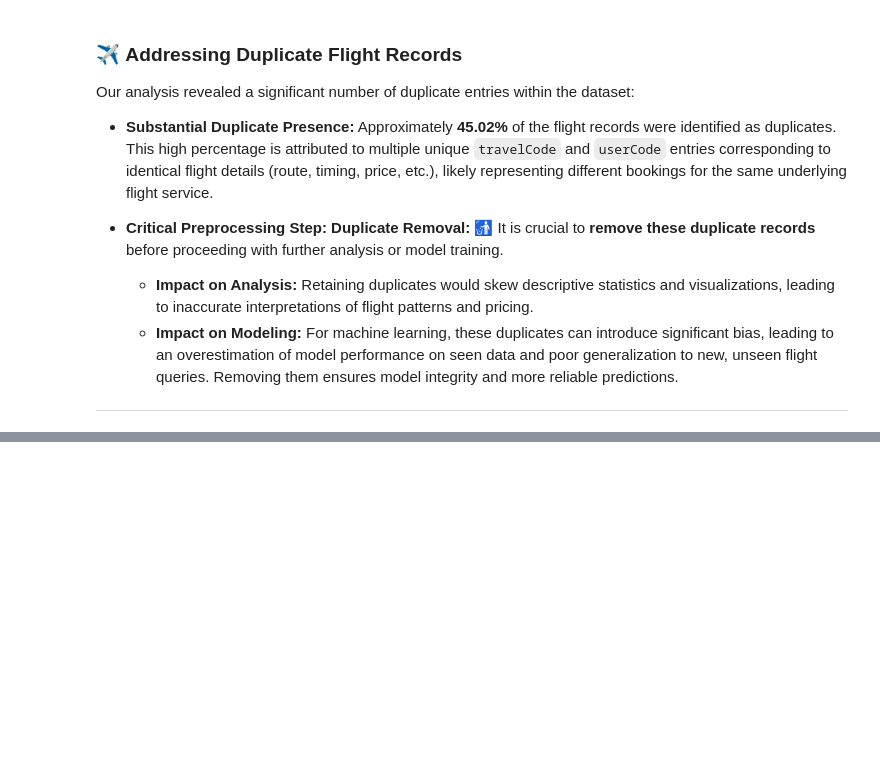
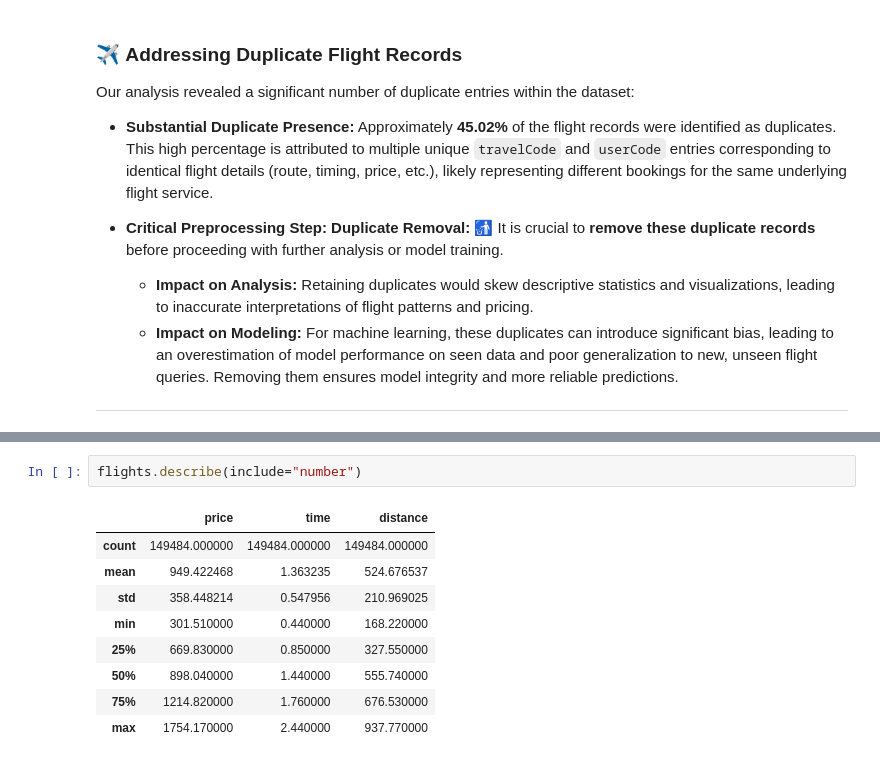
Before and after one commit to dakshvanshaj/flights-price-prediction-mlops, a Jupyter notebook: Notebooks/flights_eda.ipynb, the cells around one changed output, grey strips where cells are left out. Drawn from its saved outputs; the diff is of its cells as text; blank space fills up the shorter version.

```diff
--- a/Notebooks/flights_eda.ipynb
+++ b/Notebooks/flights_eda.ipynb
@@ -146,0 +195,12 @@ Our analysis revealed a significant number of duplicate entries within the datas
+# %%
+flights.describe(include="number")
+# %% [output]
+|  | price | time | distance |
+| count | 149484.000000 | 149484.000000 | 149484.000000 |
+| mean | 949.422468 | 1.363235 | 524.676537 |
+| std | 358.448214 | 0.547956 | 210.969025 |
+| min | 301.510000 | 0.440000 | 168.220000 |
+| 25% | 669.830000 | 0.850000 | 327.550000 |
+| 50% | 898.040000 | 1.440000 | 555.740000 |
+| 75% | 1214.820000 | 1.760000 | 676.530000 |
+| max | 1754.170000 | 2.440000 | 937.770000 |
```
Also changed, not shown: parts of 20 cells of this notebook.
